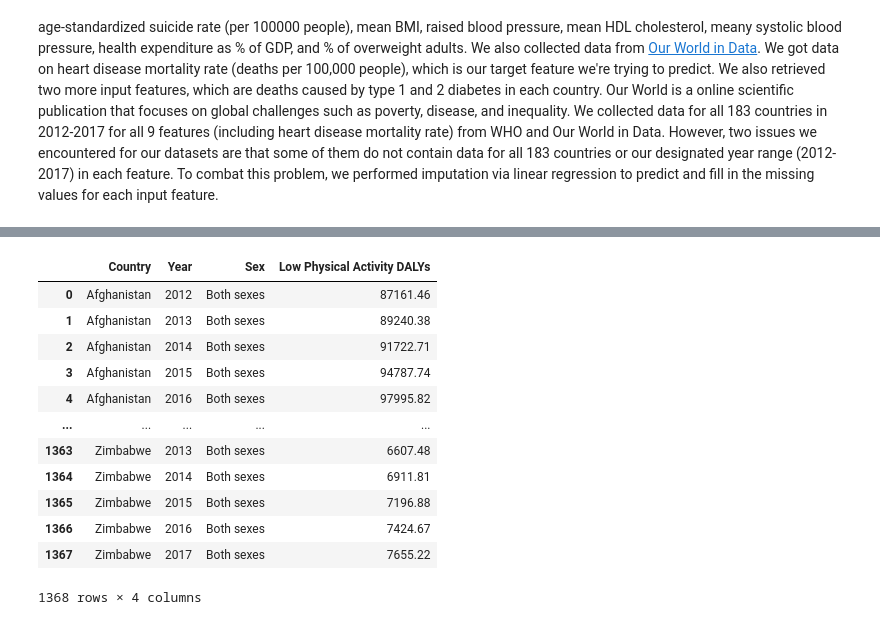
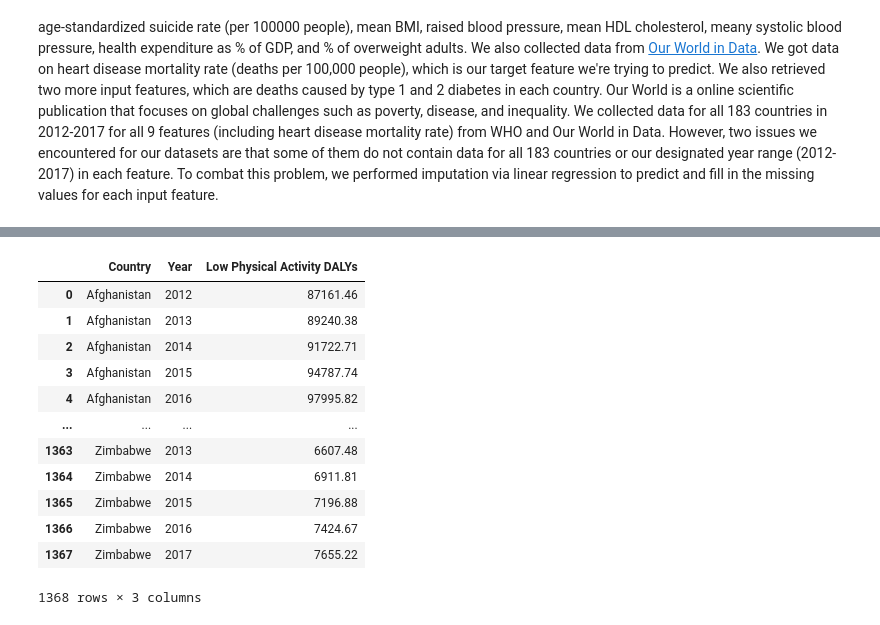
Before and after one commit to tulisamarth123/tulisamarth123.github.io, a Jupyter notebook: final_tutorial_notebook.ipynb, the cells around one changed output, grey strips where cells are left out. Drawn from its saved outputs; the diff is of its cells as text; code cells hidden in the pictures.

```diff
--- a/final_tutorial_notebook.ipynb
+++ b/final_tutorial_notebook.ipynb
@@ -95,23 +161,24 @@ mean_HDL_cholesterol
 # %%
 low_phys_activity = pd.read_csv("data/disease-burden-by-risk-factor.csv")
 low_phys_activity = low_phys_activity[['Entity', 'Year', 'DALYs (Disability-Adjusted Life Years) - Cause: All causes - Risk: Low physical activity - Sex: Both - Age: All Ages (Number)']]
 low_phys_activity = low_phys_activity.loc[low_phys_activity['Year'].isin([2012,2013,2014,2015,2016,2017])]
 low_phys_activity = low_phys_activity.rename(columns = {"Entity": "Country",  "DALYs (Disability-Adjusted Life Years) - Cause: All causes - Risk: Low physical activity - Sex: Both - Age: All Ages (Number)": "Low Physical Activity DALYs"})
 low_phys_activity = low_phys_activity.sort_values(by=['Country', 'Year'])
 low_phys_activity.insert(2, 'Sex', 'Both sexes')
 low_phys_activity = low_phys_activity.reset_index(drop = True)
+low_phys_activity = low_phys_activity[['Country', 'Year', 'Low Physical Activity DALYs']]
 low_phys_activity
 # %% [output]
-|  | Country | Year | Sex | Low Physical Activity DALYs |
-| 0 | Afghanistan | 2012 | Both sexes | 87161.46 |
-| 1 | Afghanistan | 2013 | Both sexes | 89240.38 |
-| 2 | Afghanistan | 2014 | Both sexes | 91722.71 |
-| 3 | Afghanistan | 2015 | Both sexes | 94787.74 |
-| 4 | Afghanistan | 2016 | Both sexes | 97995.82 |
-| ... | ... | ... | ... | ... |
-| 1363 | Zimbabwe | 2013 | Both sexes | 6607.48 |
-| 1364 | Zimbabwe | 2014 | Both sexes | 6911.81 |
-| 1365 | Zimbabwe | 2015 | Both sexes | 7196.88 |
-| 1366 | Zimbabwe | 2016 | Both sexes | 7424.67 |
-| 1367 | Zimbabwe | 2017 | Both sexes | 7655.22 |
+|  | Country | Year | Low Physical Activity DALYs |
+| 0 | Afghanistan | 2012 | 87161.46 |
+| 1 | Afghanistan | 2013 | 89240.38 |
+| 2 | Afghanistan | 2014 | 91722.71 |
+| 3 | Afghanistan | 2015 | 94787.74 |
+| 4 | Afghanistan | 2016 | 97995.82 |
+| ... | ... | ... | ... |
+| 1363 | Zimbabwe | 2013 | 6607.48 |
+| 1364 | Zimbabwe | 2014 | 6911.81 |
+| 1365 | Zimbabwe | 2015 | 7196.88 |
+| 1366 | Zimbabwe | 2016 | 7424.67 |
+| 1367 | Zimbabwe | 2017 | 7655.22 |
-1368 rows × 4 columns
+1368 rows × 3 columns
```
Also changed, not shown: parts of 10 cells of this notebook.
